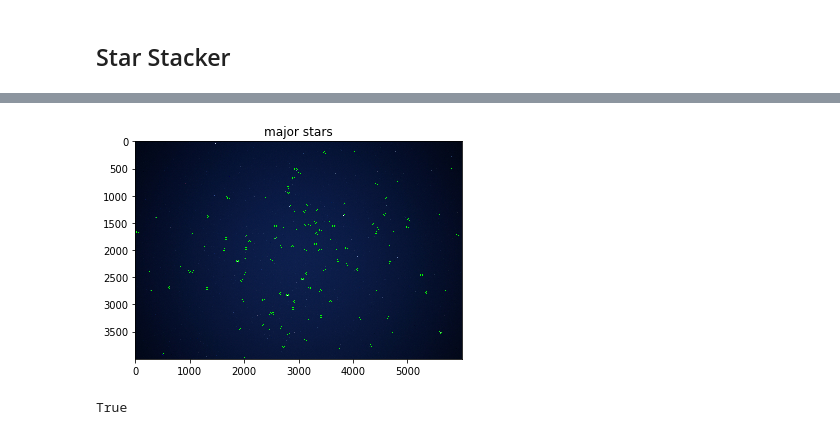
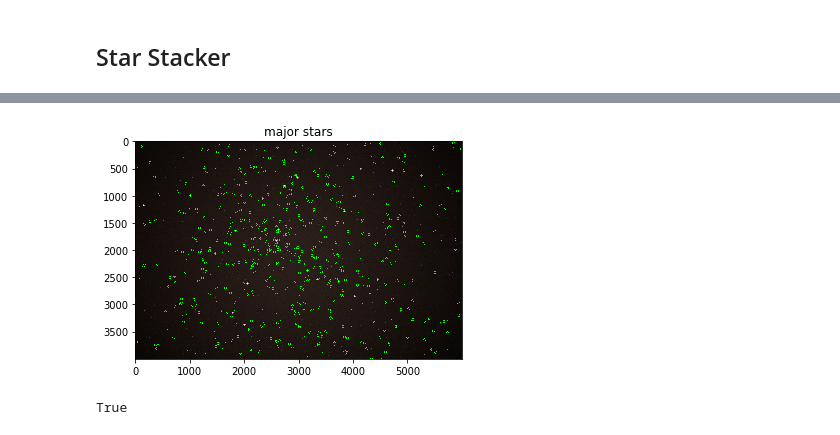
Before and after one commit to bkarwoski/StarStack, a Jupyter notebook: StarStack.ipynb, the cells around one changed output, grey strips where cells are left out. Cells and saved outputs as stored; diff of their text form; code cells hidden in the pictures.

```diff
--- a/StarStack.ipynb
+++ b/StarStack.ipynb
@@ -50,16 +50,16 @@ def getStarCoords(img):
 # %%
 #Test and display the star coordinate finder
 
 coords = getStarCoords(imgs[0])
-starPlot = copy.deepcopy(imgs[-1])
+starPlot = copy.deepcopy(imgs[0])
 for point in coords:
     cv2.circle(starPlot, tuple(point), 20, (0, 255, 0), thickness=3)
 plt.imshow(starPlot)
 plt.title("major stars")
 plt.show()
 starPlot = cv2.cvtColor(starPlot, cv2.COLOR_BGR2RGB)
 cv2.imwrite("major_stars.png", starPlot)
 # %% [output]
-[figure, old version]
+[figure, new version]
 True
 # %%
```
Also changed, not shown: parts of 4 cells of this notebook, 11 other files.
